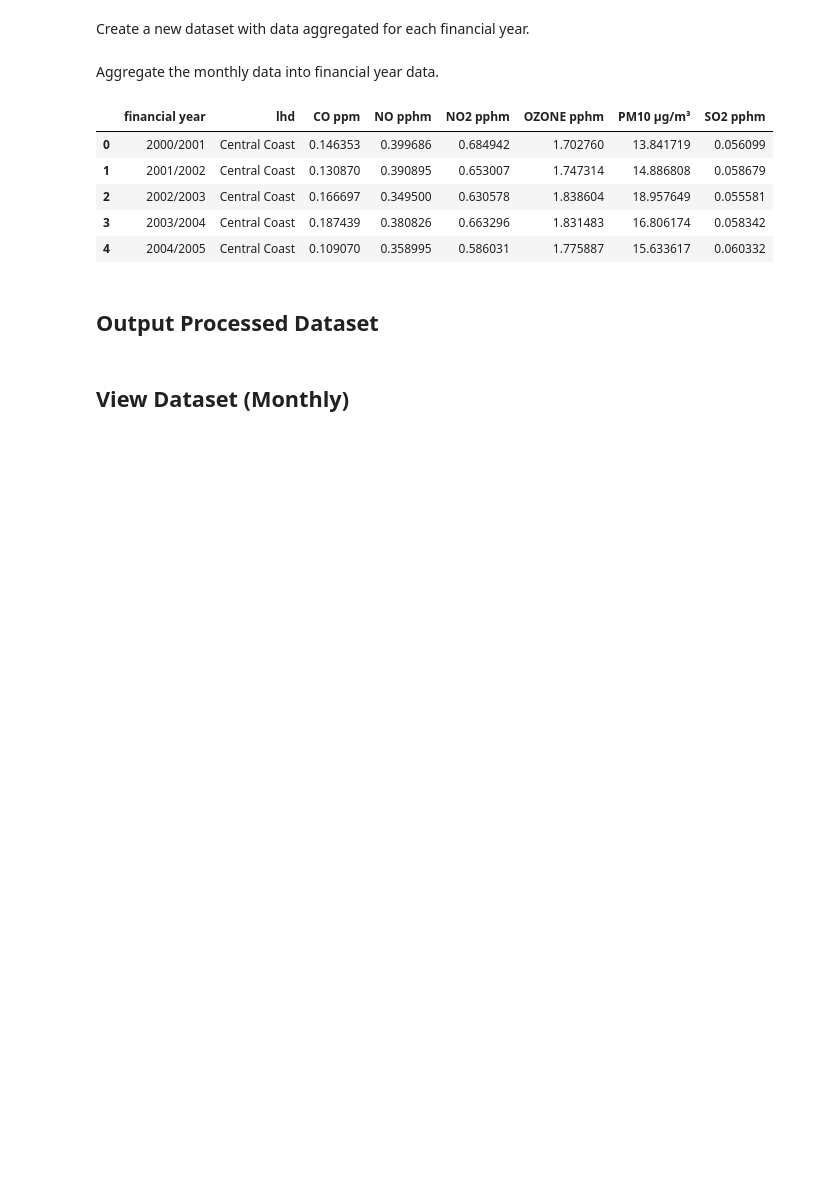
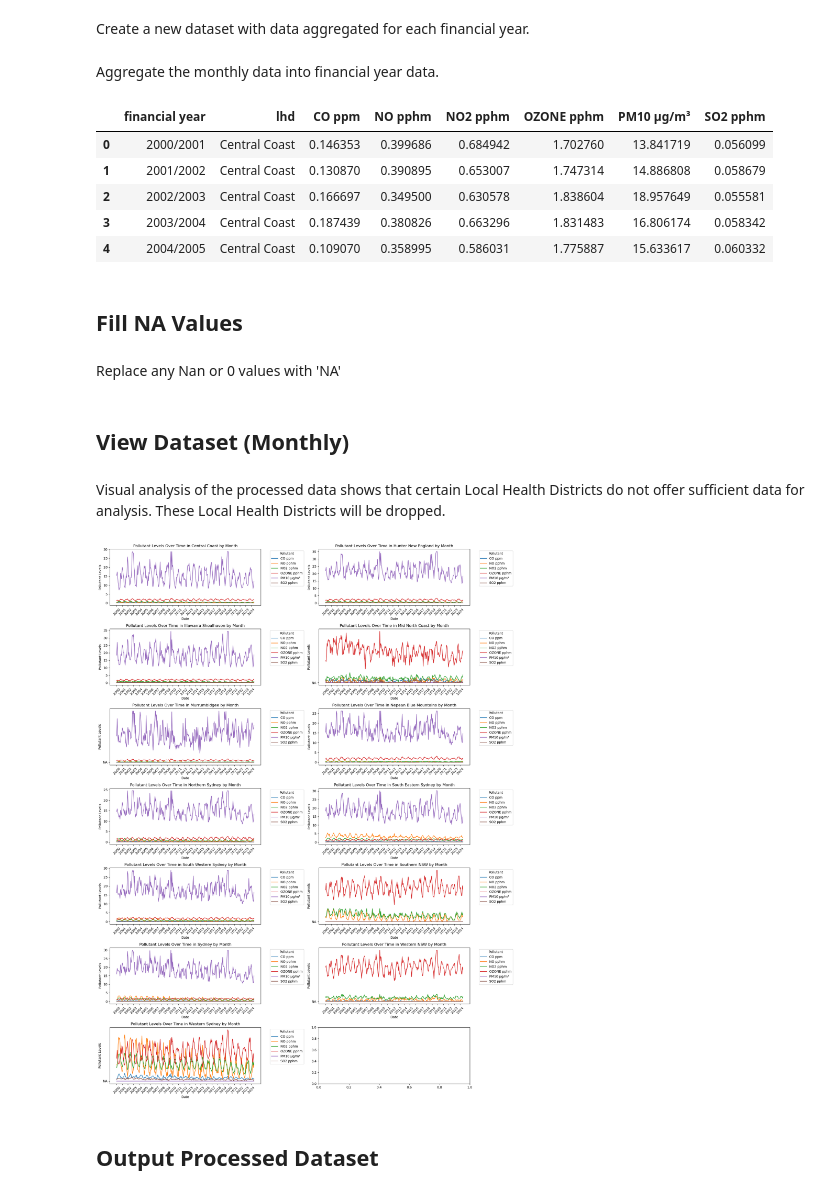
Before and after one commit to SethKalantzis-103992935/COS30049-Computing-Technology-Innovation-Project, a Jupyter notebook: 1-datasets/2-nsw-air-quality/process-v2.ipynb, the cells around one changed output. Cells and saved outputs as stored; diff of their text form; code cells hidden in the pictures; blank space fills up the shorter version.

```diff
--- a/1-datasets/2-nsw-air-quality/process-v2.ipynb
+++ b/1-datasets/2-nsw-air-quality/process-v2.ipynb
@@ -330,3 +335,58 @@ df_financial_year.head()
 | 2 | 2002/2003 | Central Coast | 0.166697 | 0.349500 | 0.630578 | 1.838604 | 18.957649 | 0.055581 |
 | 3 | 2003/2004 | Central Coast | 0.187439 | 0.380826 | 0.663296 | 1.831483 | 16.806174 | 0.058342 |
 | 4 | 2004/2005 | Central Coast | 0.109070 | 0.358995 | 0.586031 | 1.775887 | 15.633617 | 0.060332 |
+# %% [markdown]
+## Fill NA Values
+# %% [markdown]
+Replace any Nan or 0 values with 'NA'
+# %%
+# Replace any NaN values with 'NA' in the both datasets.
+df_monthly = df_monthly.fillna('NA')                                                                                                      # Replace any NaN values with 'NA' in Month dataset
+df_financial_year = df_financial_year.fillna('NA')                                                                                        # Replace any NaN values with 'NA' in Financial Year dataset
+
+# Replace 0 with 'NA' if all values in the column are 0 for each lhd in monthly dataset.
+for lhd in df_monthly['lhd'].unique():
+    lhd_data = df_monthly.loc[df_monthly['lhd'] == lhd]
+    zero_columns = lhd_data.columns[(lhd_data == 0).all()].tolist()
+    df_monthly.loc[df_monthly['lhd'] == lhd, zero_columns] = 'NA'
+
+# Replace 0 with 'NA' if all values in the column are 0 for each lhd in financial year dataset.
+for lhd in df_financial_year['lhd'].unique():
+    lhd_data = df_financial_year.loc[df_financial_year['lhd'] == lhd]
+    zero_columns = lhd_data.columns[(lhd_data == 0).all()].tolist()
+    df_financial_year.loc[df_financial_year['lhd'] == lhd, zero_columns] = 'NA'
+# %% [markdown]
+## View Dataset (Monthly)
+# %% [markdown]
+Visual analysis of the processed data shows that certain Local Health Districts do not offer sufficient data for analysis. These Local Health Districts will be dropped.
+# %%
+# Set the figure size
+fig, axes = plt.subplots(7, 2, figsize=(18, 24))
+
+# List of pollutants to plot
+pollutants = ['CO ppm', 'NO pphm', 'NO2 pphm', 'OZONE pphm', 'PM10 µg/m³', 'SO2 pphm']
+
+# Flatten the axes array for easy iteration
+axes = axes.flatten()
+
+# Plot each LHD
+for i, lhd in enumerate(df_monthly['lhd'].unique()):
+    if i >= len(axes):
+        break
+    ax = axes[i]
+    subset = df_monthly[df_monthly['lhd'] == lhd]
+    for pollutant in pollutants:
+        ax.plot(subset['date'].astype(str), subset[pollutant], label=pollutant)
+
+    ax.set_title(f'Pollutant Levels Over Time in {lhd} by Month')
+    ax.set_xlabel('Date')
+    ax.set_xticks(ticks=range(0, len(subset['date']), 12))
+    ax.set_xticklabels(subset['date'].dt.year[::12], rotation=45)
+    ax.set_ylabel('Pollutant Levels')
+    ax.legend(title='Pollutant', bbox_to_anchor=(1.05, 1), loc='upper left')
+    ax.tick_params(axis='x', rotation=45)
+
+plt.tight_layout()
+plt.show()
+# %% [output]
+[figure, added]
@@ -335,5 +402,3 @@ df_financial_year.head()
 # %%
 df_monthly.to_csv('data-processed-monthly-alt.csv', index=False)                     # Save the processed monthly data to a CSV file
 df_financial_year.to_csv('data-processed-financial-year-alt.csv', index=False)       # Save the processed financial year data to a CSV file
-# %% [markdown]
-## View Dataset (Monthly)
```
Also changed, not shown: parts of 14 cells of this notebook, 2 other files.
